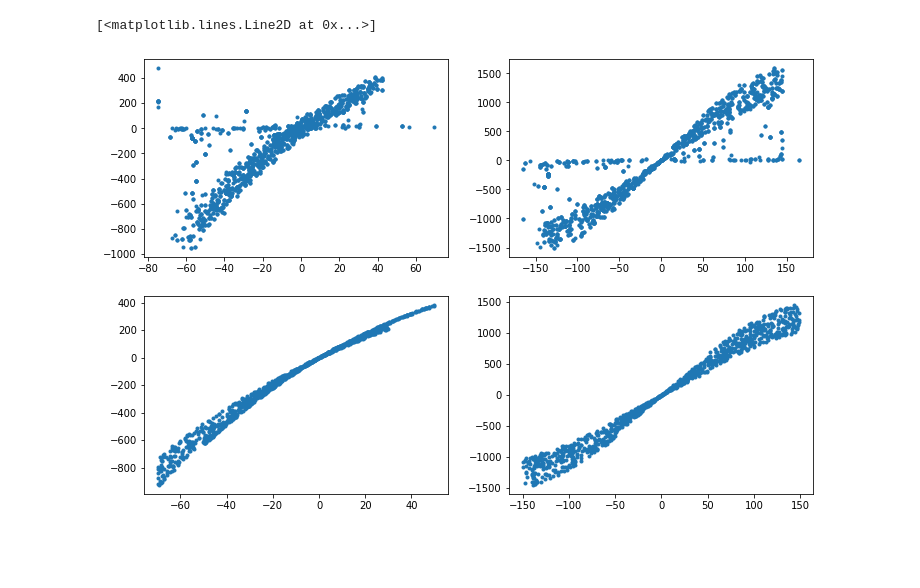
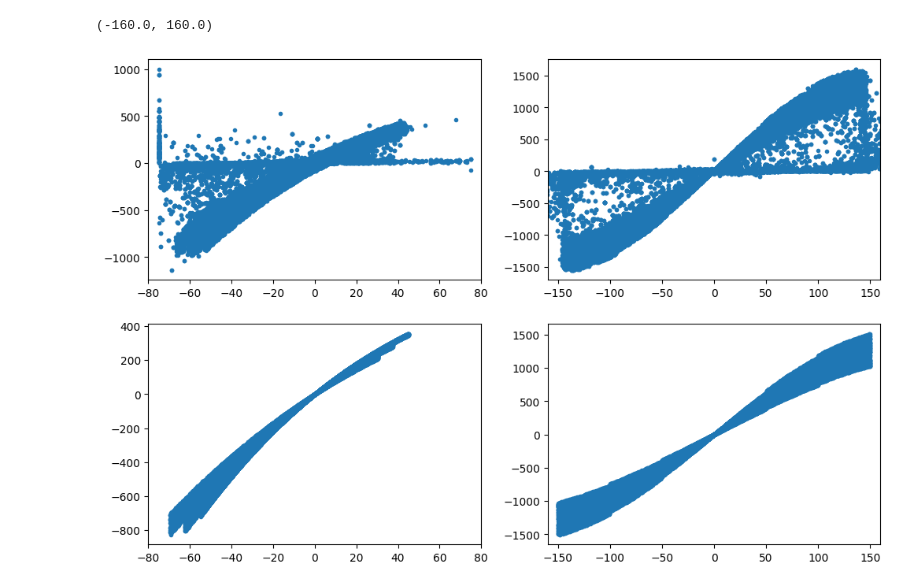
Before and after one commit to chapatilasers/AnaBarMC, a Jupyter notebook: macros/ToyModel.ipynb, the cells around one changed output. Cells and saved outputs as stored; diff of their text form; code cells hidden in the pictures; blank space fills up the shorter version.

```diff
--- a/macros/ToyModel.ipynb
+++ b/macros/ToyModel.ipynb
@@ -27,6 +21,6 @@ Successfully installed awkward-2.1.1 awkward-cpp-12 typing-extensions-4.5.0 upro
 # %%
 # Open the G4SBS root file and navigate to the tree containing the event data
-file = uproot.open("~/CDetOptical/macros/gep_12Gev1000.root")
+file = uproot.open("~/CDetOptical/macros/gep_12Gev1mil.root")
 tree = file["T"]
 # %%
 # Get the arrays for the variables of interest
@@ -45,5 +43,6 @@ dat_for_tree = {"X_vtx": [], "Y_vtx": [], "Z_vtx": [], "Px_p": [], "Py_p": [], "
 # %%
-for event in range(len(cdet_hit)):
+
+for event in range(int(len(cdet_hit)/40)):
 
     for hit in range(cdet_hit[event]):
 
@@ -246,7 +258,7 @@ ysize = 100.0 #sizw of CDet module vertically
 mp = 938.2796 #mass of proton in MeV
 ebeam = 11000 #beam energy in MeV
 
-nevents = 1000
+nevents = 28000
 x_vtx = np.zeros(nevents)
 y_vtx = np.zeros(nevents)
 z_vtx = np.zeros(nevents)
@@ -262,19 +274,37 @@ for ievent in range(nevents):
     # Step 0:  Choose vertex position somewhere on the face of CDet
     #          Use the red rectangles above as a starting point
     module = int(np.floor(3.0*random.random())+1)
+    topbottom = int(np.floor(2.0*random.random())+1)
+    #print (module,topbottom)
 
     z_vtx[ievent] = bbdist*100.0
+
     if (module == 1):
-        x_vtx[ievent] = -xsize/2.0+xsize*random.random()-20.0
-        y_vtx[ievent] = -ysize/2.0+ysize*random.random()-ysize
+        #print ('bottom module')
+        if (topbottom == 1):
+            #print('top half')
+            x_vtx[ievent] = -xsize/2.0+xsize*random.random()-12.5
+            y_vtx[ievent] = -ysize/4.0+ysize/2.0*random.random()-3.0*ysize/4.0
+        else:
+            #print('bottom half')
+            x_vtx[ievent] = -xsize/2.0+xsize*random.random()-19.5
+            y_vtx[ievent] = -ysize/4.0+ysize/2.0*random.random()-5.0*ysize/4.0
 
     if (module == 2):
-        x_vtx[ievent] = -xsize/2.0+xsize*random.random()
+        #print ('middle module')
+        x_vtx[ievent] = -xsize/2.0+xsize*random.random()-5.0
         y_vtx[ievent] = -ysize/2.0+ysize*random.random()
 
     if (module == 3):
-        x_vtx[ievent] = -xsize/2.0+xsize*random.random()-20.0
-        y_vtx[ievent] = -ysize/2.0+ysize*random.random()+ysize
+        #print('top module')
+        if (topbottom == 1):
+            #print('top half')
+            x_vtx[ievent] = -xsize/2.0+xsize*random.random()-19.5
+            y_vtx[ievent] = -ysize/4.0+ysize/2.0*random.random()+5.0*ysize/4.0
+        else:
+            #print('bottom half')
+            x_vtx[ievent] = -xsize/2.0+xsize*random.random()-12.5
+            y_vtx[ievent] = -ysize/4.0+ysize/2.0*random.random()+3.0*ysize/4.0
 
     # Step 1:  Calculate polar scattering angle ... assume center of target
 
@@ -377,15 +419,19 @@ Text(0, 0.5, 'counts')
 # %%
 figure, axis = plt.subplots(2,2)
 
 plot1 = plt.subplot2grid((2,2),(0,0), rowspan=1, colspan=1)
 plot2 = plt.subplot2grid((2,2),(0,1), rowspan=1, colspan=1)
 plot3 = plt.subplot2grid((2,2),(1,0), rowspan=1, colspan=1)
 plot4 = plt.subplot2grid((2,2),(1,1), rowspan=1, colspan=1)
 
 plot1.plot(newx,newxp*1000,'.')
+plot1.set_xlim([-80, 80])
 plot2.plot(newy,newyp*1000,'.')
+plot2.set_xlim([-160, 160])
 plot3.plot(x_vtx,px,'.')
+plot3.set_xlim([-80, 80])
 plot4.plot(y_vtx,py,'.')
+plot4.set_xlim([-160, 160])
 # %% [output]
-[<matplotlib.lines.Line2D at 0x...>]
+(-160.0, 160.0)
-[figure, old version]
+[figure, new version]
```
Also changed, not shown: parts of 7 cells of this notebook, 6 other files.
